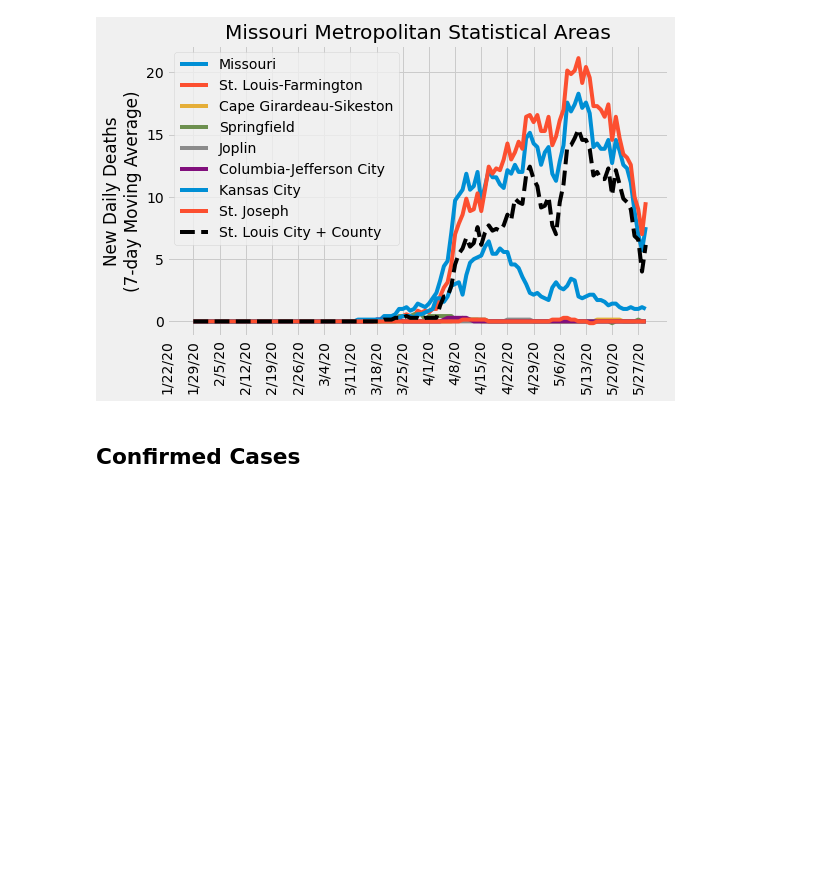
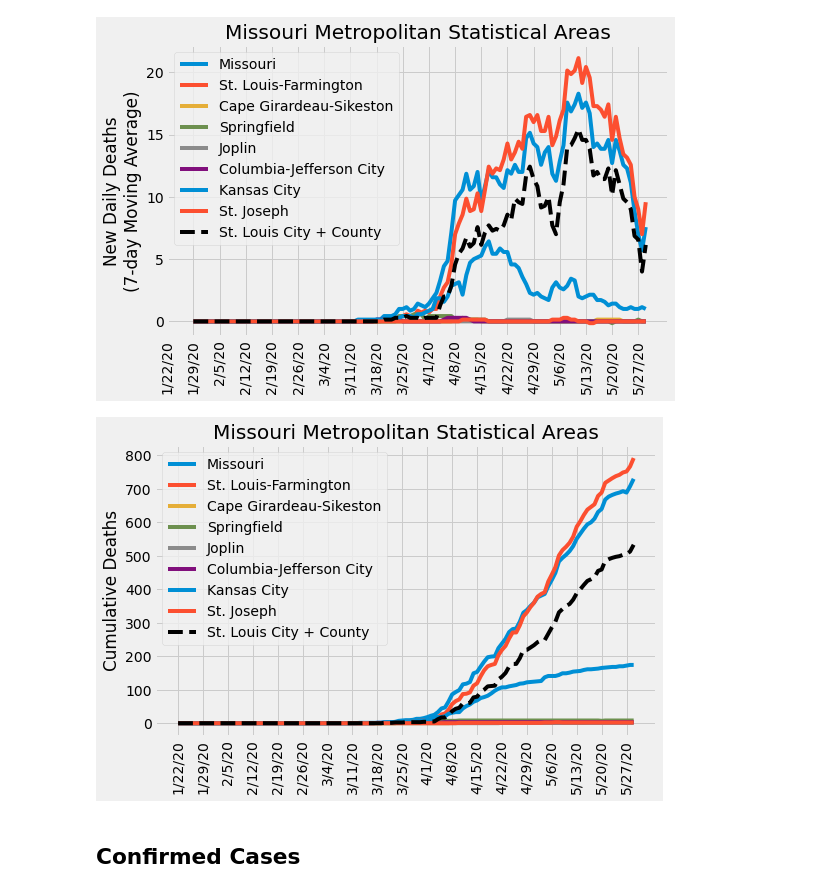
Before and after one commit to ajvogt/COVID-19, a Jupyter notebook: ajvogt-analysis/missouri_analysis.ipynb, the cells around one changed output. Saved outputs shown, nothing was run; the diff lists cells and outputs as text; code cells hidden in the pictures; blank space fills up the shorter version.

Commit message:
including cumulative statistics

```diff
--- a/ajvogt-analysis/missouri_analysis.ipynb
+++ b/ajvogt-analysis/missouri_analysis.ipynb
@@ -97,6 +97,44 @@ plt.legend(loc='upper left')
 plt.show()
 # %% [output]
 [figure]
+# %%
+msa = pd.read_csv('statistical_areas.csv')
+cols = df.columns[df.columns.str.contains('/20')]
+xlabels = df.loc[:, cols].columns
+xticks = np.arange(0, xlabels.shape[0], 1)
+plt.figure(figsize=(8, 5))
+
+# Missouri
+cond = "(Province_State == 'Missouri')"
+y = df.query(cond).loc[:, cols].sum(axis=0)
+plt.plot(xticks, y, label='Missouri')
+
+# MSAs
+for area in msa.MSA.unique():
+    cond = ""
+    for row in msa[msa.MSA == area].values:
+        cond += "((Province_State == '%s')&(Admin2 == '%s'))|"\
+                %(row[1], row[2])
+    cond = cond[:-1]
+
+    y = df.query(cond).loc[:, cols].sum(axis=0)
+    plt.plot(xticks, y, label=area)
+
+# St. Louis City + County
+cond = "((Province_State == 'Missouri')&(Admin2 == 'St. Louis'))|"
+cond += "((Province_State == 'Missouri')&(Admin2 == 'St. Louis City'))"
+y = df.query(cond).loc[:, cols].sum(axis=0)
+plt.plot(xticks, y, label='St. Louis City + County',
+         linestyle='--', color='k')
+
+steps = np.arange(0, xticks.shape[0], 7)
+plt.xticks(xticks[steps], xlabels[steps], rotation=90)
+plt.ylabel('Cumulative Deaths')
+plt.title('Missouri Metropolitan Statistical Areas')
+plt.legend(loc='upper left')
+plt.show()
+# %% [output]
+[figure, added]
 # %% [markdown]
 ## Confirmed Cases
 # %%
```
Also changed, not shown: parts of 1 cell of this notebook.
